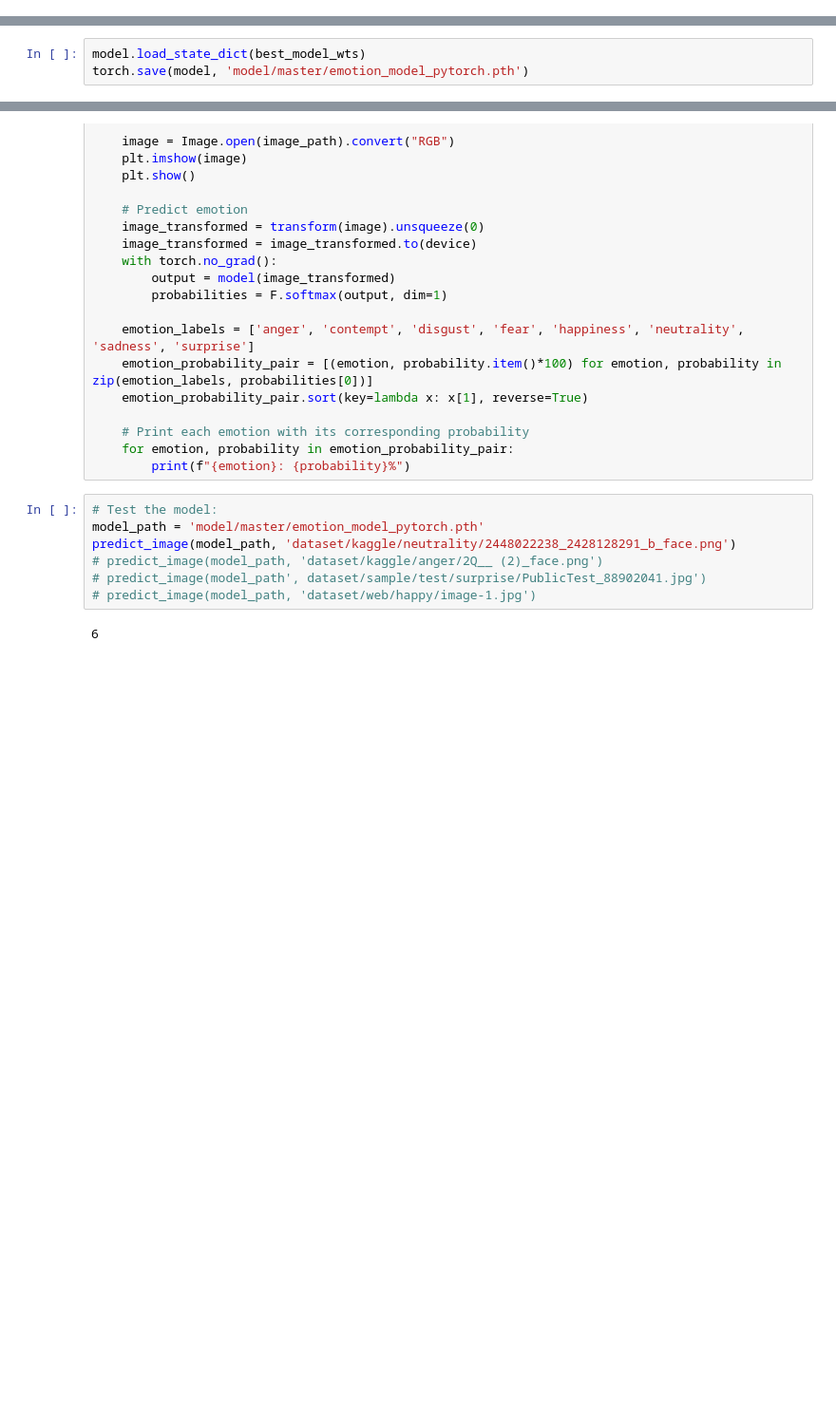
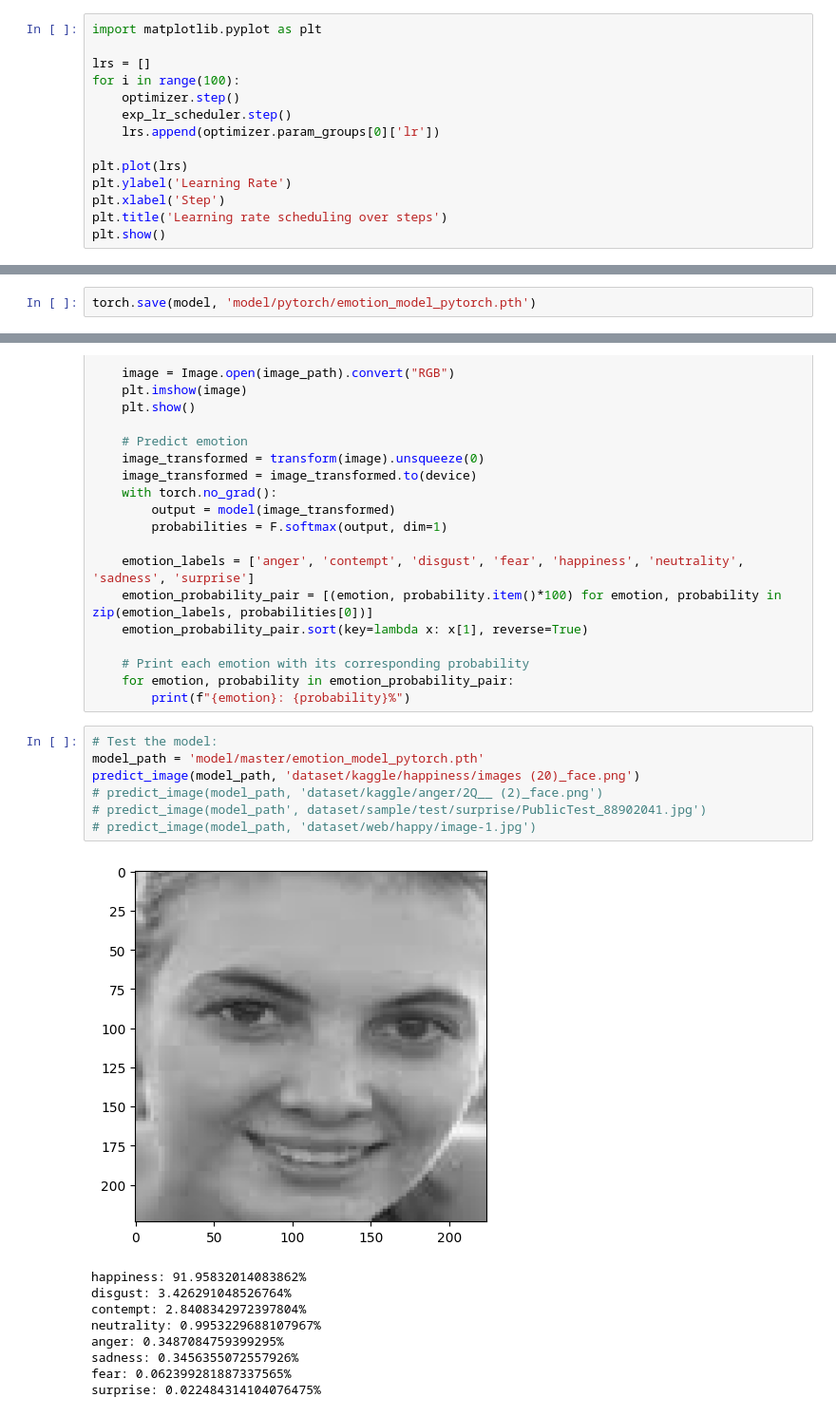
Before and after one commit to aditira/emotion-recognition, a Jupyter notebook: pytorch-train-model.ipynb, the cells around one changed output, grey strips where cells are left out. Shown: that part at 95% size. Cells and saved outputs as stored; diff of their text form; blank space fills up the shorter version.

Commit message:
fix: structure pytorch fine tunning model

```diff
--- a/pytorch-train-model.ipynb
+++ b/pytorch-train-model.ipynb
@@ -179,0 +215,14 @@ print(exp_lr_scheduler)
+# %%
+import matplotlib.pyplot as plt
+
+lrs = []
+for i in range(100):
+    optimizer.step()
+    exp_lr_scheduler.step()
+    lrs.append(optimizer.param_groups[0]['lr'])
+
+plt.plot(lrs)
+plt.ylabel('Learning Rate')
+plt.xlabel('Step')
+plt.title('Learning rate scheduling over steps')
+plt.show()
@@ -320,6 +375,5 @@ plot_acc_loss(train_loss_values, val_loss_values, train_acc_values, val_acc_valu
 # %%
-model.load_state_dict(best_model_wts)
-torch.save(model, 'model/master/emotion_model_pytorch.pth')
+torch.save(model, 'model/pytorch/emotion_model_pytorch.pth')
 # %% [markdown]
 ## Use the model
 # %%
@@ -361,9 +415,17 @@ def predict_image(use_model, image_path):
 # %%
 # Test the model:
 model_path = 'model/master/emotion_model_pytorch.pth'
-predict_image(model_path, 'dataset/kaggle/neutrality/2448022238_2428128291_b_face.png')
+predict_image(model_path, 'dataset/kaggle/happiness/images (20)_face.png')
 # predict_image(model_path, 'dataset/kaggle/anger/2Q__ (2)_face.png')
 # predict_image(model_path', dataset/sample/test/surprise/PublicTest_88902041.jpg')
 # predict_image(model_path, 'dataset/web/happy/image-1.jpg')
 # %% [output]
+[figure, added]
-6
+happiness: 91.95832014083862%
+disgust: 3.426291048526764%
+contempt: 2.8408342972397804%
+neutrality: 0.9953229688107967%
+anger: 0.3487084759399295%
+sadness: 0.3456355072557926%
+fear: 0.062399281887337565%
+surprise: 0.022484314104076475%
```
Also changed, not shown: parts of 46 cells of this notebook, 3 other files.
